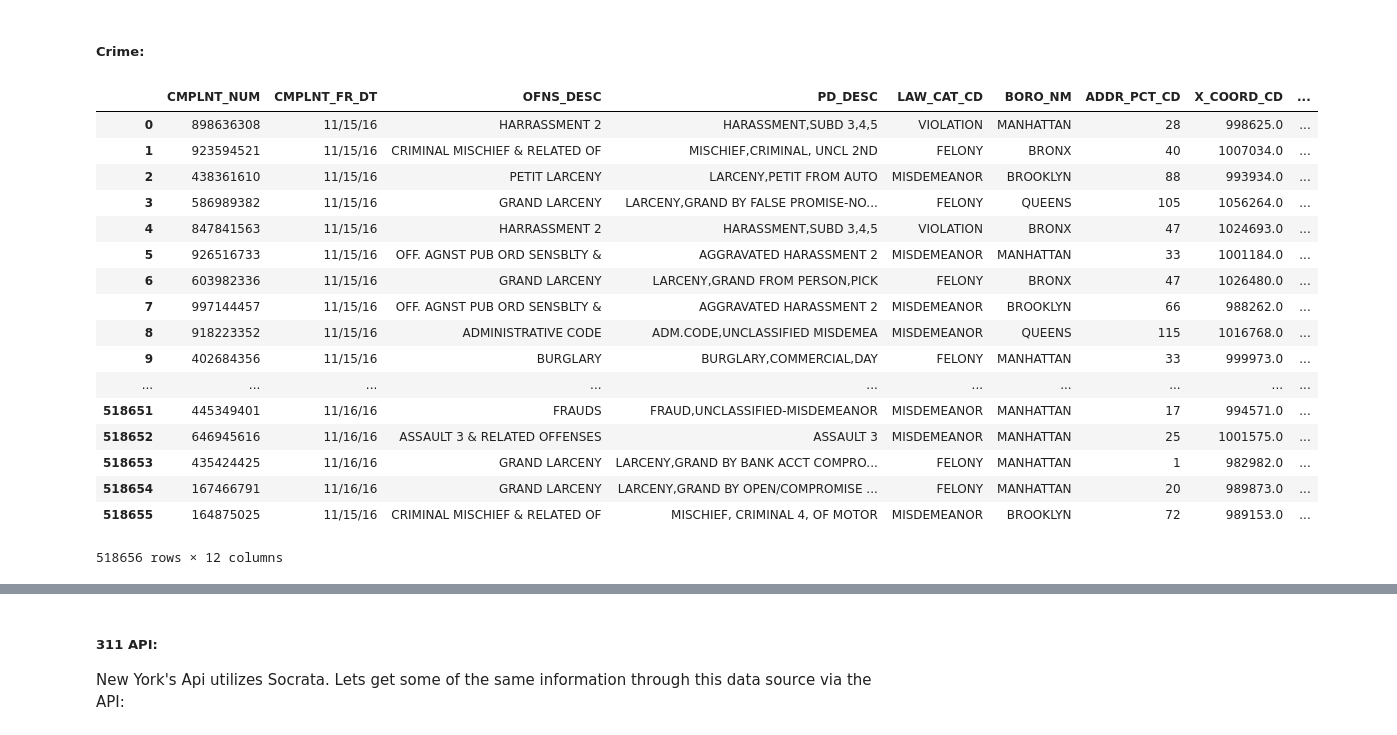
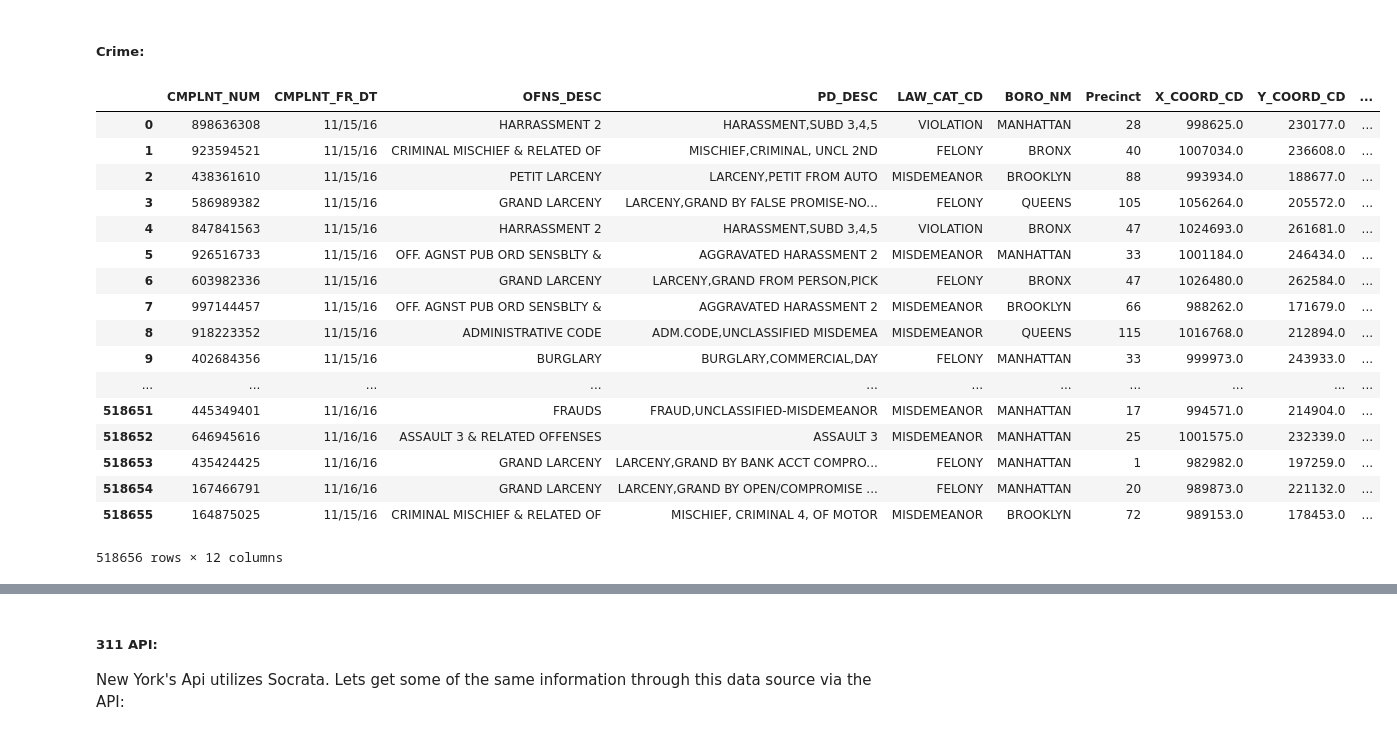
Before and after one commit to WilliamJCole/Final_Project, a Jupyter notebook: IS362 Final Project - Noise & Crime.ipynb, the cells around one changed output, grey strips where cells are left out. Cells and saved outputs as stored; diff of their text form; code cells hidden in the pictures.

```diff
--- a/IS362 Final Project - Noise & Crime.ipynb
+++ b/IS362 Final Project - Noise & Crime.ipynb
@@ -74,25 +74,26 @@ noise416
 ##### Crime:
 # %%
 crime2016 = pd.read_csv('https://raw.githubusercontent.com/WilliamJCole/IS362_Final_Project/master/Files/NYPD_Complaint_Data_2016.csv',sep=',')
+crime2016 = crime2016.rename(columns={'ADDR_PCT_CD': 'Precinct'})
 crime2016
 # %% [output]
-|  | CMPLNT_NUM | CMPLNT_FR_DT | OFNS_DESC | PD_DESC | LAW_CAT_CD | BORO_NM | ADDR_PCT_CD | X_COORD_CD | ... |
-| 0 | 898636308 | 11/15/16 | HARRASSMENT 2 | HARASSMENT,SUBD 3,4,5 | VIOLATION | MANHATTAN | 28 | 998625.0 | ... |
-| 1 | 923594521 | 11/15/16 | CRIMINAL MISCHIEF & RELATED OF | MISCHIEF,CRIMINAL, UNCL 2ND | FELONY | BRONX | 40 | 1007034.0 | ... |
-| 2 | 438361610 | 11/15/16 | PETIT LARCENY | LARCENY,PETIT FROM AUTO | MISDEMEANOR | BROOKLYN | 88 | 993934.0 | ... |
-| 3 | 586989382 | 11/15/16 | GRAND LARCENY | LARCENY,GRAND BY FALSE PROMISE-NO... | FELONY | QUEENS | 105 | 1056264.0 | ... |
-| 4 | 847841563 | 11/15/16 | HARRASSMENT 2 | HARASSMENT,SUBD 3,4,5 | VIOLATION | BRONX | 47 | 1024693.0 | ... |
-| 5 | 926516733 | 11/15/16 | OFF. AGNST PUB ORD SENSBLTY & | AGGRAVATED HARASSMENT 2 | MISDEMEANOR | MANHATTAN | 33 | 1001184.0 | ... |
-| 6 | 603982336 | 11/15/16 | GRAND LARCENY | LARCENY,GRAND FROM PERSON,PICK | FELONY | BRONX | 47 | 1026480.0 | ... |
-| 7 | 997144457 | 11/15/16 | OFF. AGNST PUB ORD SENSBLTY & | AGGRAVATED HARASSMENT 2 | MISDEMEANOR | BROOKLYN | 66 | 988262.0 | ... |
-| 8 | 918223352 | 11/15/16 | ADMINISTRATIVE CODE | ADM.CODE,UNCLASSIFIED MISDEMEA | MISDEMEANOR | QUEENS | 115 | 1016768.0 | ... |
-| 9 | 402684356 | 11/15/16 | BURGLARY | BURGLARY,COMMERCIAL,DAY | FELONY | MANHATTAN | 33 | 999973.0 | ... |
-| ... | ... | ... | ... | ... | ... | ... | ... | ... | ... |
-| 518651 | 445349401 | 11/16/16 | FRAUDS | FRAUD,UNCLASSIFIED-MISDEMEANOR | MISDEMEANOR | MANHATTAN | 17 | 994571.0 | ... |
-| 518652 | 646945616 | 11/16/16 | ASSAULT 3 & RELATED OFFENSES | ASSAULT 3 | MISDEMEANOR | MANHATTAN | 25 | 1001575.0 | ... |
-| 518653 | 435424425 | 11/16/16 | GRAND LARCENY | LARCENY,GRAND BY BANK ACCT COMPRO... | FELONY | MANHATTAN | 1 | 982982.0 | ... |
-| 518654 | 167466791 | 11/16/16 | GRAND LARCENY | LARCENY,GRAND BY OPEN/COMPROMISE ... | FELONY | MANHATTAN | 20 | 989873.0 | ... |
-| 518655 | 164875025 | 11/15/16 | CRIMINAL MISCHIEF & RELATED OF | MISCHIEF, CRIMINAL 4, OF MOTOR | MISDEMEANOR | BROOKLYN | 72 | 989153.0 | ... |
+|  | CMPLNT_NUM | CMPLNT_FR_DT | OFNS_DESC | PD_DESC | LAW_CAT_CD | BORO_NM | Precinct | X_COORD_CD | Y_COORD_CD | ... |
+| 0 | 898636308 | 11/15/16 | HARRASSMENT 2 | HARASSMENT,SUBD 3,4,5 | VIOLATION | MANHATTAN | 28 | 998625.0 | 230177.0 | ... |
+| 1 | 923594521 | 11/15/16 | CRIMINAL MISCHIEF & RELATED OF | MISCHIEF,CRIMINAL, UNCL 2ND | FELONY | BRONX | 40 | 1007034.0 | 236608.0 | ... |
+| 2 | 438361610 | 11/15/16 | PETIT LARCENY | LARCENY,PETIT FROM AUTO | MISDEMEANOR | BROOKLYN | 88 | 993934.0 | 188677.0 | ... |
+| 3 | 586989382 | 11/15/16 | GRAND LARCENY | LARCENY,GRAND BY FALSE PROMISE-NO... | FELONY | QUEENS | 105 | 1056264.0 | 205572.0 | ... |
+| 4 | 847841563 | 11/15/16 | HARRASSMENT 2 | HARASSMENT,SUBD 3,4,5 | VIOLATION | BRONX | 47 | 1024693.0 | 261681.0 | ... |
+| 5 | 926516733 | 11/15/16 | OFF. AGNST PUB ORD SENSBLTY & | AGGRAVATED HARASSMENT 2 | MISDEMEANOR | MANHATTAN | 33 | 1001184.0 | 246434.0 | ... |
+| 6 | 603982336 | 11/15/16 | GRAND LARCENY | LARCENY,GRAND FROM PERSON,PICK | FELONY | BRONX | 47 | 1026480.0 | 262584.0 | ... |
+| 7 | 997144457 | 11/15/16 | OFF. AGNST PUB ORD SENSBLTY & | AGGRAVATED HARASSMENT 2 | MISDEMEANOR | BROOKLYN | 66 | 988262.0 | 171679.0 | ... |
+| 8 | 918223352 | 11/15/16 | ADMINISTRATIVE CODE | ADM.CODE,UNCLASSIFIED MISDEMEA | MISDEMEANOR | QUEENS | 115 | 1016768.0 | 212894.0 | ... |
+| 9 | 402684356 | 11/15/16 | BURGLARY | BURGLARY,COMMERCIAL,DAY | FELONY | MANHATTAN | 33 | 999973.0 | 243933.0 | ... |
+| ... | ... | ... | ... | ... | ... | ... | ... | ... | ... | ... |
+| 518651 | 445349401 | 11/16/16 | FRAUDS | FRAUD,UNCLASSIFIED-MISDEMEANOR | MISDEMEANOR | MANHATTAN | 17 | 994571.0 | 214904.0 | ... |
+| 518652 | 646945616 | 11/16/16 | ASSAULT 3 & RELATED OFFENSES | ASSAULT 3 | MISDEMEANOR | MANHATTAN | 25 | 1001575.0 | 232339.0 | ... |
+| 518653 | 435424425 | 11/16/16 | GRAND LARCENY | LARCENY,GRAND BY BANK ACCT COMPRO... | FELONY | MANHATTAN | 1 | 982982.0 | 197259.0 | ... |
+| 518654 | 167466791 | 11/16/16 | GRAND LARCENY | LARCENY,GRAND BY OPEN/COMPROMISE ... | FELONY | MANHATTAN | 20 | 989873.0 | 221132.0 | ... |
+| 518655 | 164875025 | 11/15/16 | CRIMINAL MISCHIEF & RELATED OF | MISCHIEF, CRIMINAL 4, OF MOTOR | MISDEMEANOR | BROOKLYN | 72 | 989153.0 | 178453.0 | ... |
 518656 rows × 12 columns
 # %%
 crime2015 = pd.read_csv('https://raw.githubusercontent.com/WilliamJCole/IS362_Final_Project/master/Files/NYPD_Complaint_Data_2015.csv',sep=',')
```
Also changed, not shown: parts of 6 cells of this notebook, 1 other file.
